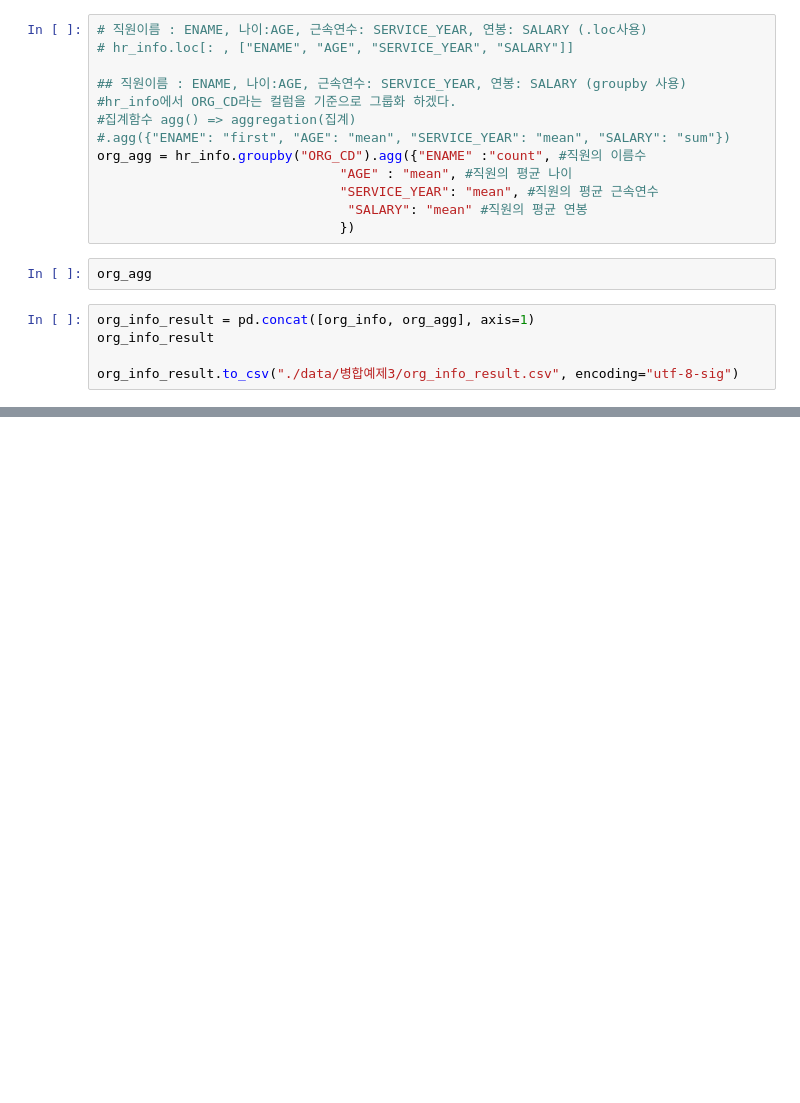
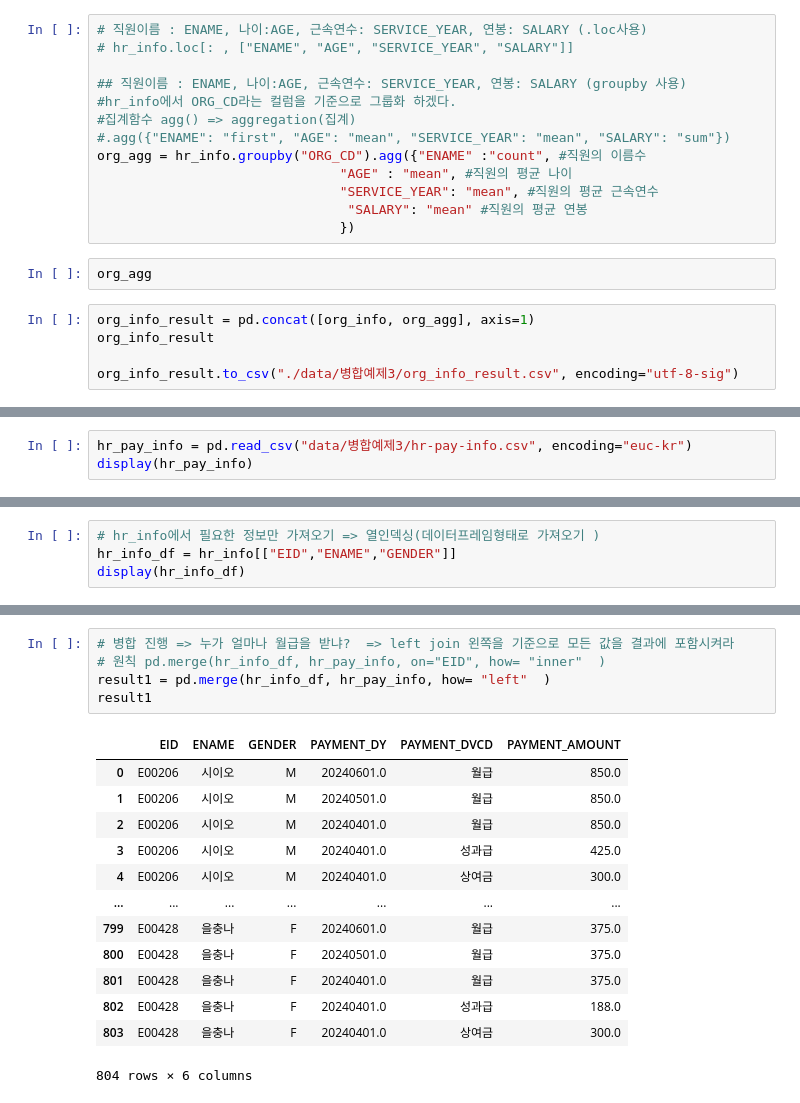
Before and after one commit to positivemultiplier/LG_DX_SCHOOL, a Jupyter notebook: 01_Foundation/python_lib/20250715_DFhandling.ipynb, the cells around one changed output, grey strips where cells are left out. Saved outputs shown, nothing was run; the diff lists cells and outputs as text; blank space fills up the shorter version.

```diff
--- a/01_Foundation/python_lib/20250715_DFhandling.ipynb
+++ b/01_Foundation/python_lib/20250715_DFhandling.ipynb
@@ -302,0 +420,3 @@ org_info_result.to_csv("./data/병합예제3/org_info_result.csv", encoding="utf
+# %%
+hr_pay_info = pd.read_csv("data/병합예제3/hr-pay-info.csv", encoding="euc-kr")
+display(hr_pay_info)
@@ -302,0 +437,4 @@ org_info_result.to_csv("./data/병합예제3/org_info_result.csv", encoding="utf
+# %%
+# hr_info에서 필요한 정보만 가져오기 => 열인덱싱(데이터프레임형태로 가져오기 )
+hr_info_df = hr_info[["EID","ENAME","GENDER"]]
+display(hr_info_df)
@@ -302,0 +455,19 @@ org_info_result.to_csv("./data/병합예제3/org_info_result.csv", encoding="utf
+# %%
+# 병합 진행 => 누가 얼마나 월급을 받냐?  => left join 왼쪽을 기준으로 모든 값을 결과에 포함시켜라
+# 원칙 pd.merge(hr_info_df, hr_pay_info, on="EID", how= "inner"  )
+result1 = pd.merge(hr_info_df, hr_pay_info, how= "left"  )
+result1
+# %% [output]
+|  | EID | ENAME | GENDER | PAYMENT_DY | PAYMENT_DVCD | PAYMENT_AMOUNT |
+| 0 | E00206 | 시이오 | M | 20240601.0 | 월급 | 850.0 |
+| 1 | E00206 | 시이오 | M | 20240501.0 | 월급 | 850.0 |
+| 2 | E00206 | 시이오 | M | 20240401.0 | 월급 | 850.0 |
+| 3 | E00206 | 시이오 | M | 20240401.0 | 성과급 | 425.0 |
+| 4 | E00206 | 시이오 | M | 20240401.0 | 상여금 | 300.0 |
+| ... | ... | ... | ... | ... | ... | ... |
+| 799 | E00428 | 을충나 | F | 20240601.0 | 월급 | 375.0 |
+| 800 | E00428 | 을충나 | F | 20240501.0 | 월급 | 375.0 |
+| 801 | E00428 | 을충나 | F | 20240401.0 | 월급 | 375.0 |
+| 802 | E00428 | 을충나 | F | 20240401.0 | 성과급 | 188.0 |
+| 803 | E00428 | 을충나 | F | 20240401.0 | 상여금 | 300.0 |
+804 rows × 6 columns
```
Also changed, not shown: parts of 27 cells of this notebook, 7 other files.
